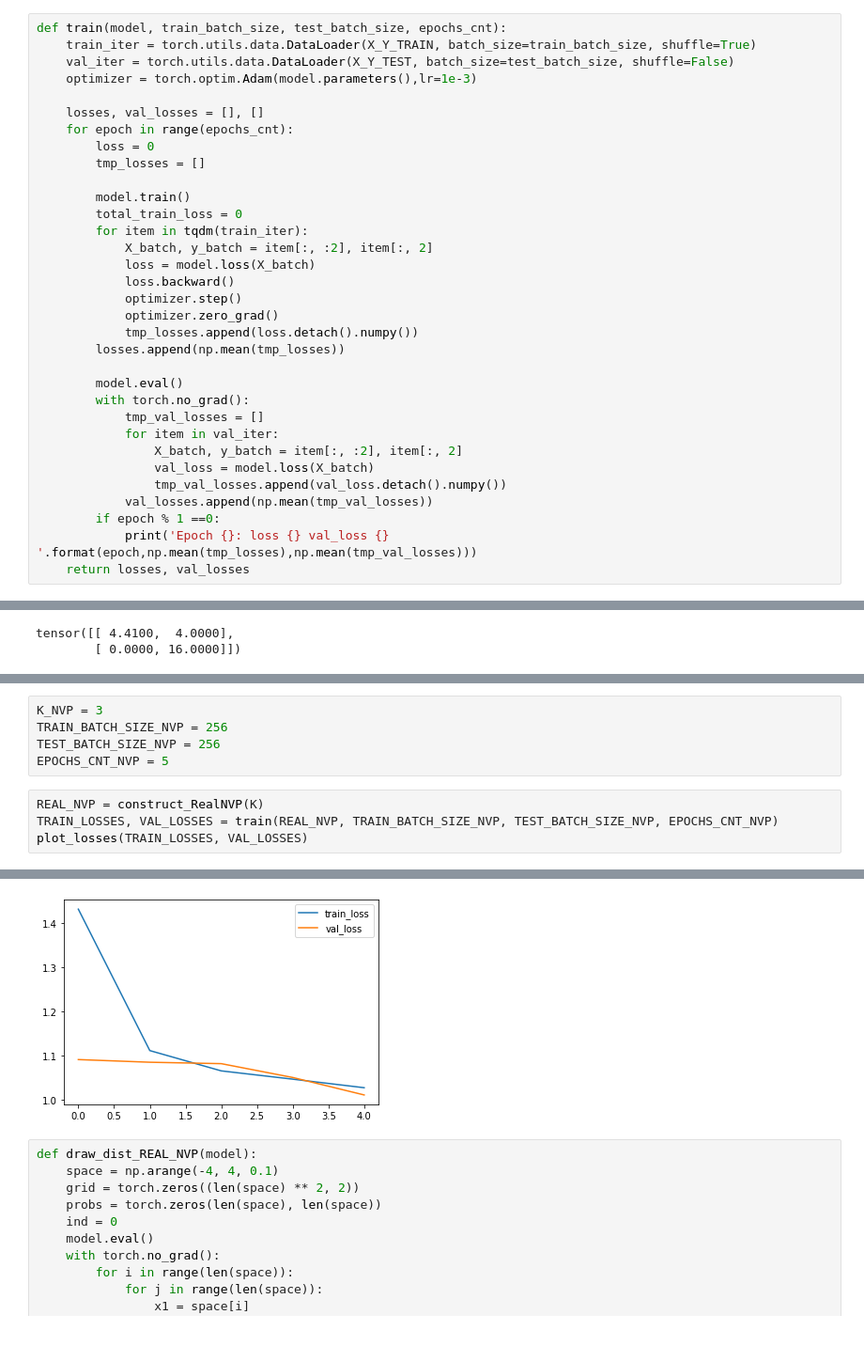
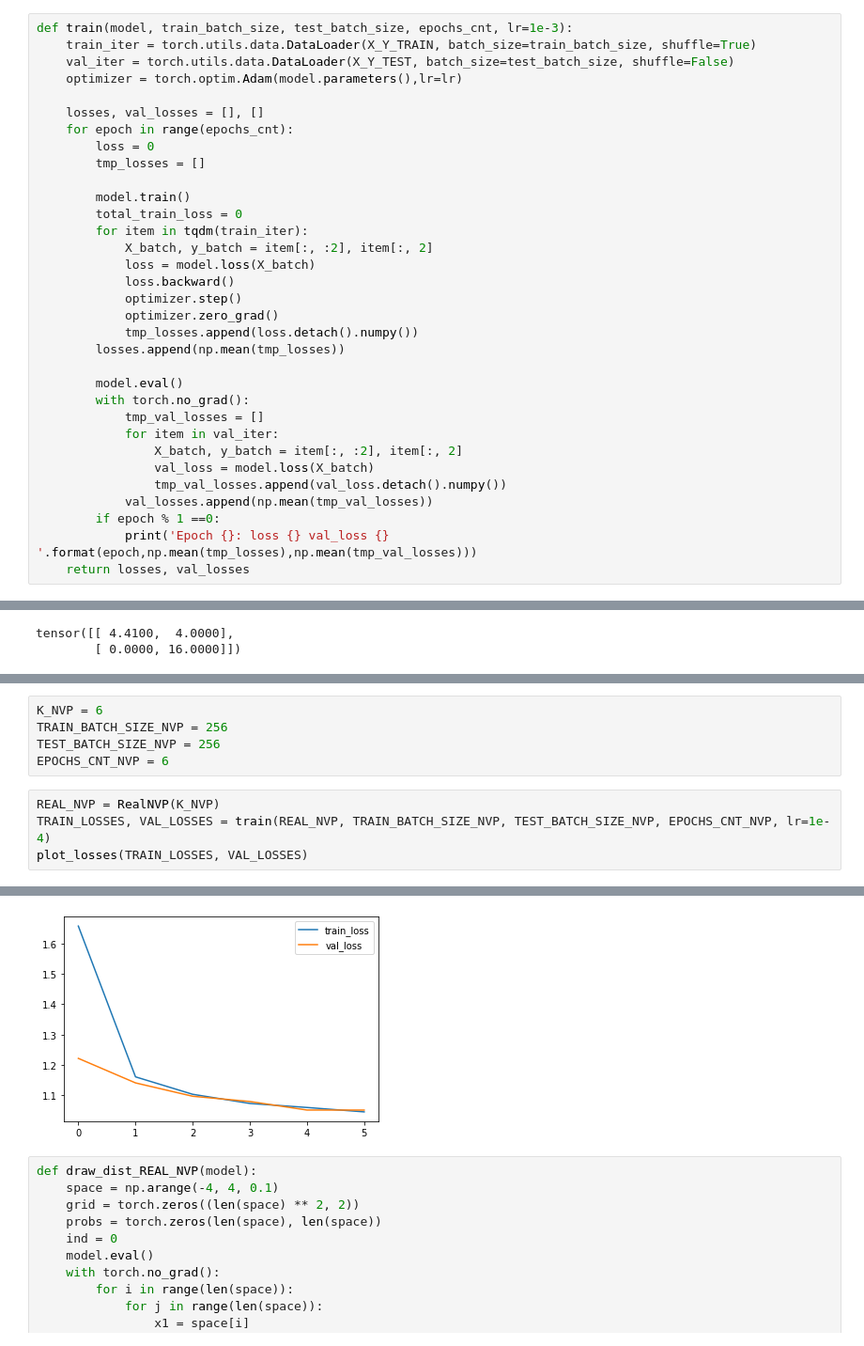
Before and after one commit to RamSaw/deep-unsupervised-learning, a Jupyter notebook: HW_02_T_01.ipynb, the cells around one changed output, grey strips where cells are left out. Shown at 94% size. Saved outputs shown, nothing was run; the diff lists cells and outputs as text.

```diff
--- a/HW_02_T_01.ipynb
+++ b/HW_02_T_01.ipynb
@@ -175,8 +172,8 @@ class FlowModel(nn.Module):
 # %%
-def train(model, train_batch_size, test_batch_size, epochs_cnt):
+def train(model, train_batch_size, test_batch_size, epochs_cnt, lr=1e-3):
     train_iter = torch.utils.data.DataLoader(X_Y_TRAIN, batch_size=train_batch_size, shuffle=True)
     val_iter = torch.utils.data.DataLoader(X_Y_TEST, batch_size=test_batch_size, shuffle=False)
-    optimizer = torch.optim.Adam(model.parameters(),lr=1e-3)
+    optimizer = torch.optim.Adam(model.parameters(),lr=lr)
 
     losses, val_losses = [], []
     for epoch in range(epochs_cnt):
@@ -362,11 +369,11 @@ def construct_RealNVP(k):
 # %%
-K_NVP = 3
+K_NVP = 6
 TRAIN_BATCH_SIZE_NVP = 256
 TEST_BATCH_SIZE_NVP = 256
-EPOCHS_CNT_NVP = 5
+EPOCHS_CNT_NVP = 6
 # %%
-REAL_NVP = construct_RealNVP(K)
-TRAIN_LOSSES, VAL_LOSSES = train(REAL_NVP, TRAIN_BATCH_SIZE_NVP, TEST_BATCH_SIZE_NVP, EPOCHS_CNT_NVP)
+REAL_NVP = RealNVP(K_NVP)
+TRAIN_LOSSES, VAL_LOSSES = train(REAL_NVP, TRAIN_BATCH_SIZE_NVP, TEST_BATCH_SIZE_NVP, EPOCHS_CNT_NVP, lr=1e-4)
 plot_losses(TRAIN_LOSSES, VAL_LOSSES)
 # %% [output]
 [interactive output not drawn]
@@ -382,4 +391,4 @@ Epoch 4: loss 1.0276973247528076 val_loss 1.01133131980896
-[figure, old version]
+[figure, new version]
 # %%
 def draw_dist_REAL_NVP(model):
     space = np.arange(-4, 4, 0.1)
```
Also changed, not shown: parts of 12 cells of this notebook.
